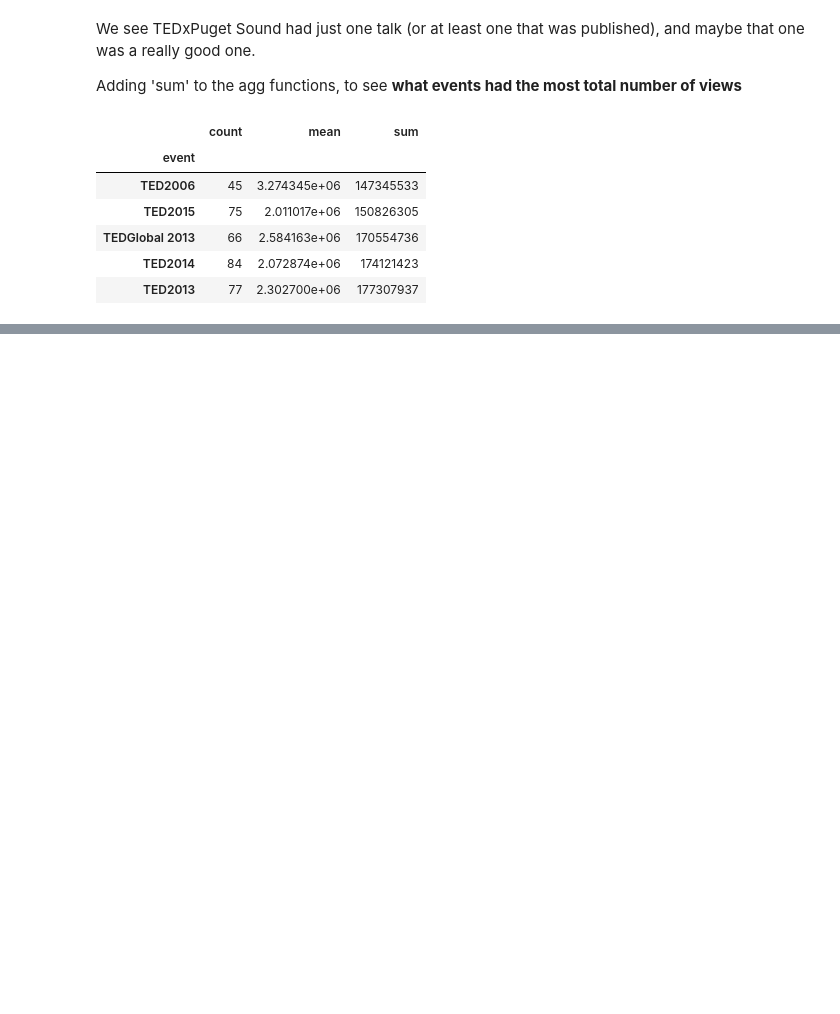
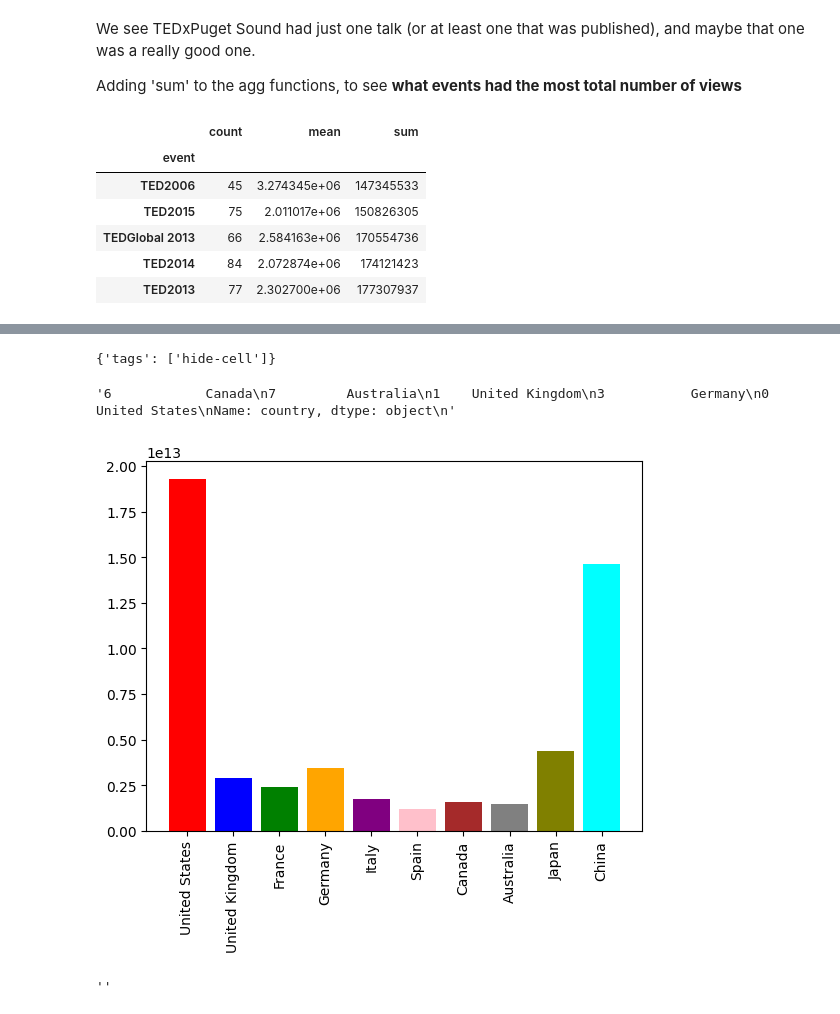
Before and after one commit to slancheros/pandas-basic, a Jupyter notebook: TedTalk.ipynb, the cells around one changed output, grey strips where cells are left out. Cells and saved outputs as stored; diff of their text form; code cells hidden in the pictures; blank space fills up the shorter version.

Commit message:
PandasAI and html generated

```diff
--- a/TedTalk.ipynb
+++ b/TedTalk.ipynb
@@ -599,0 +1160,31 @@ ted.groupby('event').views.agg(['count','mean','sum']).sort_values('sum').tail()
+# %%
+{
+    "tags": [
+        "hide-cell"
+    ]
+}
+# %% [output]
+{'tags': ['hide-cell']}
+# %%
+# Instantiate a LLM
+from pandasai.llm.openai import OpenAI
+llm = OpenAI(api_token="API_KEY")
+# %%
+df = pd.DataFrame({
+    "country": ["United States", "United Kingdom", "France", "Germany", "Italy", "Spain", "Canada", "Australia", "Japan", "China"],
+    "gdp": [19294482071552, 2891615567872, 2411255037952, 3435817336832, 1745433788416, 1181205135360, 1607402389504, 1490967855104, 4380756541440, 14631844184064],
+    "happiness_index": [6.94, 7.16, 6.66, 7.07, 6.38, 6.4, 7.23, 7.22, 5.87, 5.12]
+})
+# %%
+pandas_ai = PandasAI(llm, conversational=False)
+pandas_ai.run(df, prompt='Which are the 5 happiest countries?')
+# %% [output]
+'6            Canada\n7         Australia\n1    United Kingdom\n3           Germany\n0     United States\nName: country, dtype: object\n'
+# %%
+pandas_ai.run(
+    df,
+    "Plot the histogram of countries showing for each the gdp, using different colors for each bar",
+)
+# %% [output]
+[figure, added]
+''
```
Also changed, not shown: parts of 103 cells of this notebook, 1 other file.
